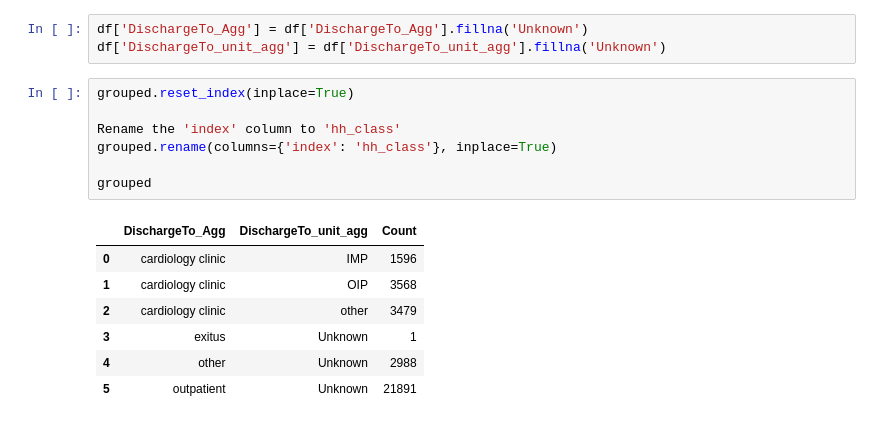
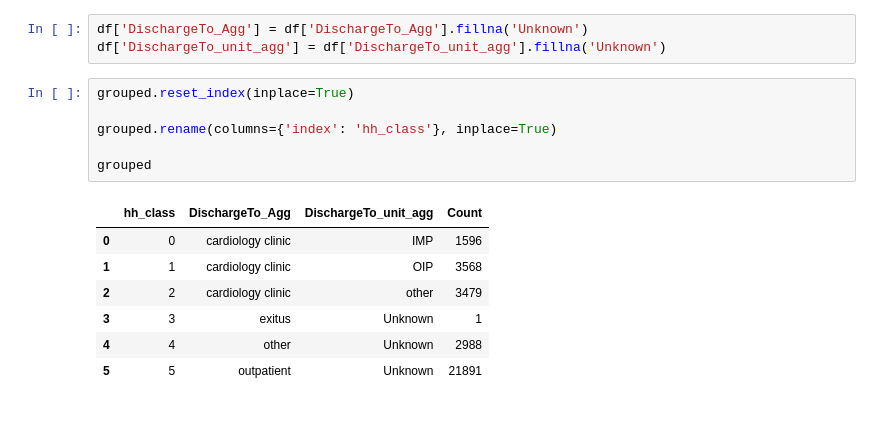
Before and after one commit to CaptainTrojan/hackhealth2023, a Jupyter notebook: test.ipynb, the cells around one changed output. Cells and saved outputs as stored; diff of their text form.

```diff
--- a/test.ipynb
+++ b/test.ipynb
@@ -46,15 +46,14 @@ df['DischargeTo_unit_agg'] = df['DischargeTo_unit_agg'].fillna('Unknown')
 # %%
 grouped.reset_index(inplace=True)
 
-Rename the 'index' column to 'hh_class'
 grouped.rename(columns={'index': 'hh_class'}, inplace=True)
 
 grouped
 # %% [output]
-|  | DischargeTo_Agg | DischargeTo_unit_agg | Count |
-| 0 | cardiology clinic | IMP | 1596 |
-| 1 | cardiology clinic | OIP | 3568 |
-| 2 | cardiology clinic | other | 3479 |
-| 3 | exitus | Unknown | 1 |
-| 4 | other | Unknown | 2988 |
-| 5 | outpatient | Unknown | 21891 |
+|  | hh_class | DischargeTo_Agg | DischargeTo_unit_agg | Count |
+| 0 | 0 | cardiology clinic | IMP | 1596 |
+| 1 | 1 | cardiology clinic | OIP | 3568 |
+| 2 | 2 | cardiology clinic | other | 3479 |
+| 3 | 3 | exitus | Unknown | 1 |
+| 4 | 4 | other | Unknown | 2988 |
+| 5 | 5 | outpatient | Unknown | 21891 |
```
Also changed, not shown: parts of 1 cell of this notebook, 1 other file.
